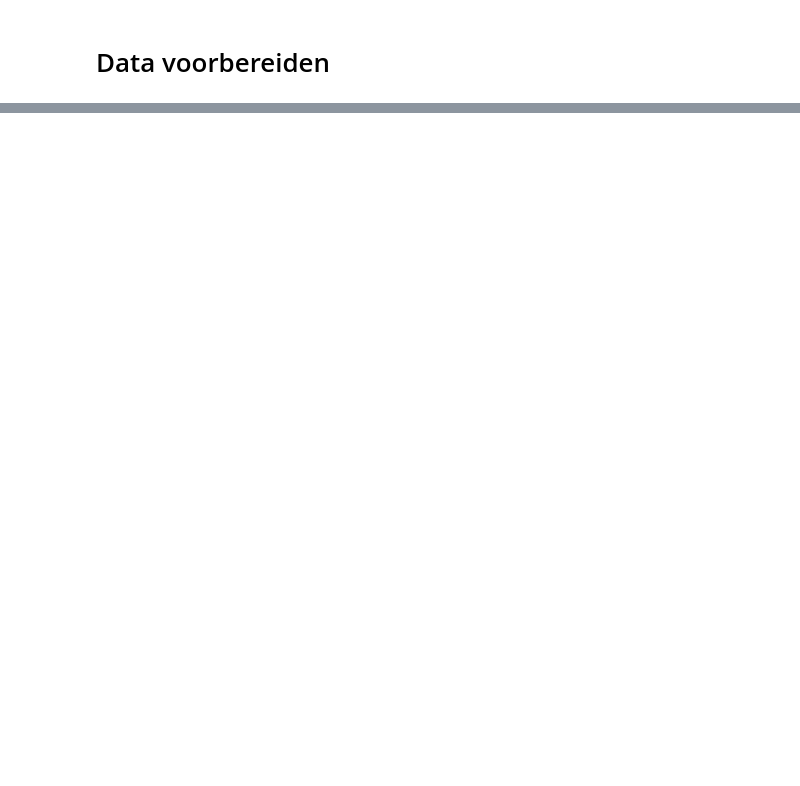
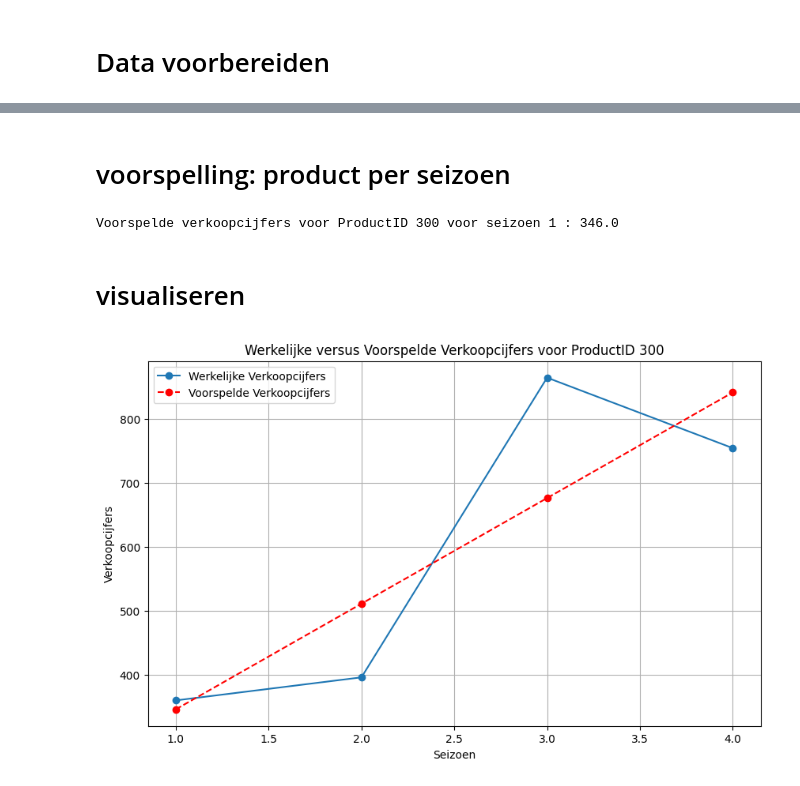
Before and after one commit to robbertsteggerda/machine-learning, a Jupyter notebook: machinelearning.ipynb, the cells around one changed output, grey strips where cells are left out. Drawn from its saved outputs; the diff is of its cells as text; code cells hidden in the pictures; blank space fills up the shorter version.

Commit message:
voorspelling per seizoen

```diff
--- a/machinelearning.ipynb
+++ b/machinelearning.ipynb
@@ -91,9 +64,21 @@ combined_data['OrderDate'] = pd.to_datetime(combined_data['OrderDate'])
 combined_data['Year'] = combined_data['OrderDate'].dt.year
 combined_data['Month'] = combined_data['OrderDate'].dt.month
 
+combined_data['OrderQty'] = pd.to_numeric(combined_data['OrderQty'])
+
+combined_data['Season'] = combined_data['OrderDate'].dt.quarter
+
+# Bereken de geaggregeerde sales per seizoen
+seasonal_sales = combined_data.groupby(['Season']).agg({'OrderQty': 'sum'}).reset_index()
+
 # Bereken verkoopvolume per productcategorie per maand
-aggregated_data = combined_data.groupby(['ProductID', 'Year', 'Month']).agg({'OrderQty': 'sum', 'Source': 'first'}).reset_index()
-aggregated_data.rename(columns={'OrderQty': 'TotalOrderQty'}, inplace=True)
+# aggregated_data = combined_data.groupby(['ProductID', 'Year', 'Month']).agg({'OrderQty': 'sum', 'Source': 'first'}).reset_index()
+# aggregated_data.rename(columns={'OrderQty': 'TotalOrderQty'}, inplace=True)
 
-pd.set_option('display.max_rows', 50)
-aggregated_data
+
+combined_data['Season'] = combined_data['OrderDate'].dt.quarter
+
+# Groepeer de gegevens op basis van 'Source', 'ProductID' en het seizoen
+grouped_data = combined_data.groupby(['Source', 'ProductID', 'Season']).agg({'OrderQty': 'sum'}).reset_index()
+
+grouped_data
@@ -113,0 +85,58 @@ aggregated_data
+# %% [markdown]
+# voorspelling: product per seizoen
+# %%
+# Dictionary om modellen op te slaan per product-ID
+models = {}
+
+# Voor elk uniek product-ID, train een regressiemodel
+for product_id, group in grouped_data.groupby('ProductID'):
+    X = group[['Season']]
+    y = group['OrderQty']
+
+    # Train een regressiemodel
+    model = LinearRegression()
+    model.fit(X, y)
+
+    # Sla het model op in de dictionary
+    models[product_id] = model
+
+# Voorbeeld: Voorspel de verkoopcijfers voor een specifiek product-ID en seizoen
+product_id = '300'
+season = 1  # Voorbeeldseizoen
+
+# Haal het relevante model op uit de dictionary
+model = models.get(product_id)
+
+if model:
+    # Voorspel de verkoopcijfers voor het specifieke seizoen
+    predicted_sales = model.predict([[season]])
+    print("Voorspelde verkoopcijfers voor ProductID", product_id, "voor seizoen", season, ":", predicted_sales[0])
+else:
+    print("Geen model gevonden voor het opgegeven product-ID")
+# %% [output]
+Voorspelde verkoopcijfers voor ProductID 300 voor seizoen 1 : 346.0
+# %% [markdown]
+# visualiseren
+# %%
+if model:
+    # Voorspel de verkoopcijfers voor alle seizoenen
+    seasons = range(1, 5)  # Aantal seizoenen aanpassen indien nodig
+    predicted_sales = model.predict([[season] for season in seasons])
+
+    # Haal de werkelijke verkoopcijfers op voor het product-ID
+    actual_sales = grouped_data[grouped_data['ProductID'] == product_id]['OrderQty']
+
+    # Plot de werkelijke versus voorspelde verkoopcijfers
+    plt.figure(figsize=(10, 6))
+    plt.plot(seasons, actual_sales, marker='o', label='Werkelijke Verkoopcijfers')
+    plt.plot(seasons, predicted_sales, marker='o', linestyle='--', color='r', label='Voorspelde Verkoopcijfers')
+    plt.xlabel('Seizoen')
+    plt.ylabel('Verkoopcijfers')
+    plt.title('Werkelijke versus Voorspelde Verkoopcijfers voor ProductID ' + product_id)
+    plt.legend()
+    plt.grid(True)
+    plt.show()
+else:
+    print("Geen model gevonden voor het opgegeven product-ID")
+# %% [output]
+[figure, added]
```
Also changed, not shown: parts of 11 cells of this notebook.
